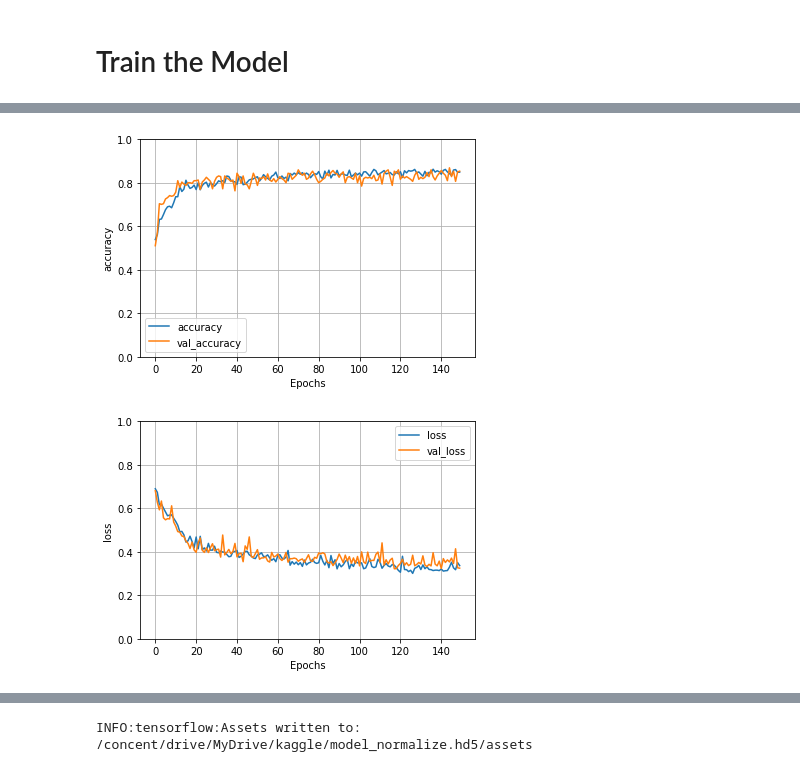
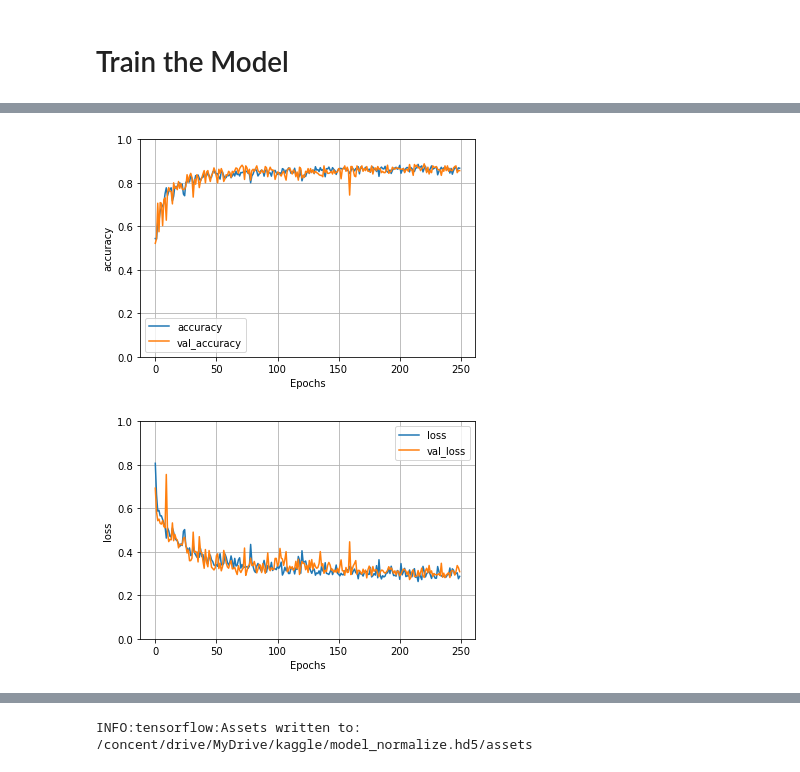
Before and after one commit to eikeschuett/IcebergShipDetection, a Jupyter notebook: Ship_Iceberg_Classification.ipynb, the cells around one changed output, grey strips where cells are left out. Saved outputs shown, nothing was run; the diff lists cells and outputs as text; code cells hidden in the pictures.

```diff
--- a/Ship_Iceberg_Classification.ipynb
+++ b/Ship_Iceberg_Classification.ipynb
@@ -288,10 +256,9 @@ def prepare_data(data):
 
     # Get the labels (y-values)
     labels = np.array(data["is_iceberg"])
-
+    print(labels)
     # Create empty list for the images
     imgs = []
-    cpr = []
     for i, row in data.iterrows():
         # Reshape list to image
         hh  = np.reshape(row["band_1"], (75, 75))
@@ -417,7 +492,7 @@ def create_model(optimizer):
     model.compile(loss="binary_crossentropy", optimizer=optimizer, metrics=["accuracy"])
     return model
 
-epochs = 150
+epochs = 250
 # learning_rate = 0.1
 # decay_rate = learning_rate / epochs
 # momentum = 0.8
@@ -452,19 +545,19 @@ history = model.fit(gen_flow, validation_data=(x_val, y_val),
 # %%
 def plot_graphs(history, string):
   plt.plot(history.history[string])
   plt.plot(history.history['val_'+string])
   plt.xlabel("Epochs")
   plt.ylabel(string)
-  plt.legend([string, 'val_'+string])
+  plt.legend([string, 'val_'+string], loc = 'best')
   plt.ylim([0,1])
   plt.grid()
   plt.show()
 
 plot_graphs(history, "accuracy")
 plot_graphs(history, "loss")
 # %% [output]
-[figure, old version]
+[figure, new version]
-[figure, old version]
+[figure, new version]
 # %%
 results = model.evaluate(x_test, y_test)
 # %% [output]
```
Also changed, not shown: parts of 20 cells of this notebook.
